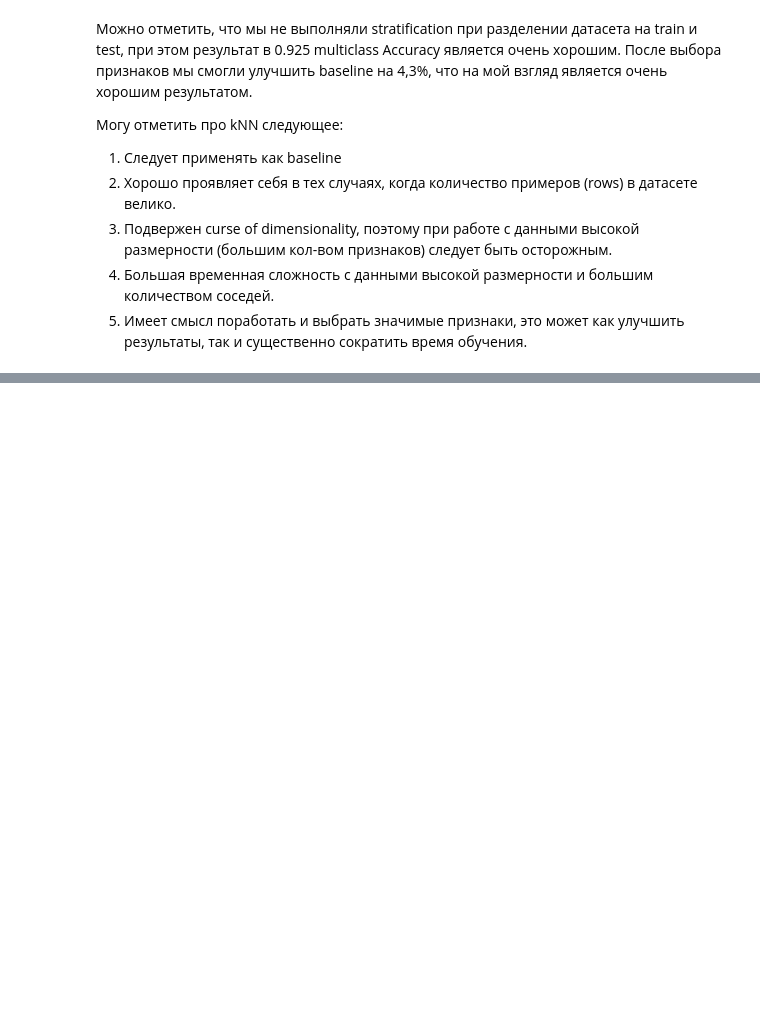
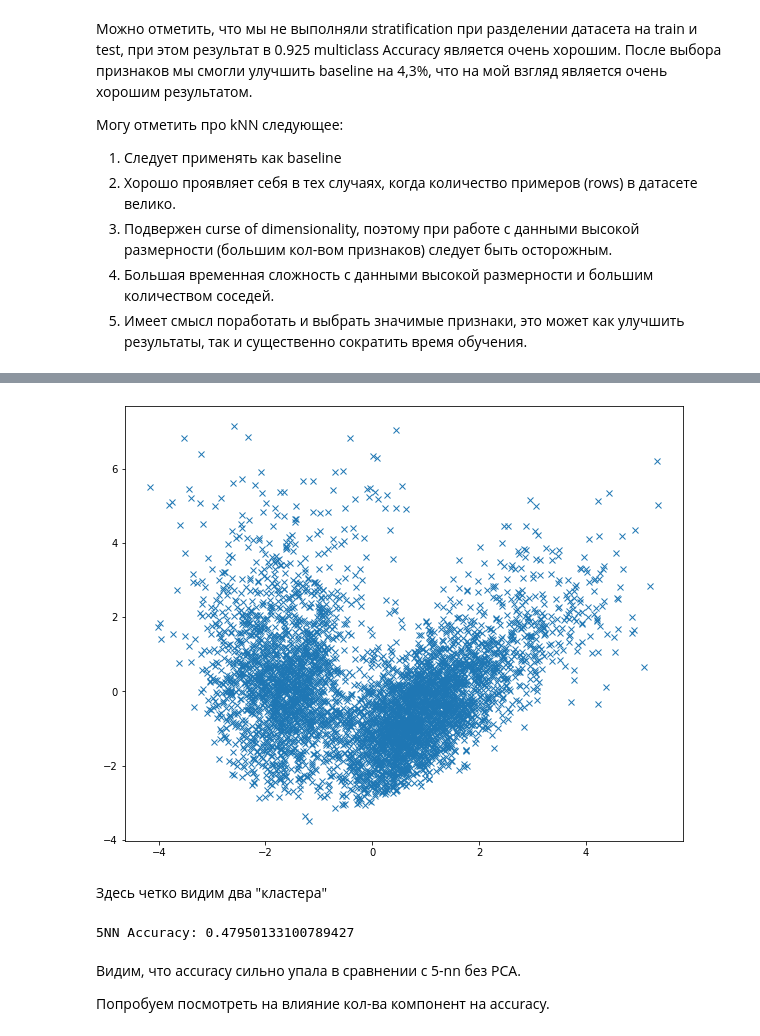
Before and after one commit to vladimirwest/HSE_ML_Course, a Jupyter notebook: KNN_1_lab.ipynb, the cells around one changed output, grey strips where cells are left out. Cells and saved outputs as stored; diff of their text form; code cells hidden in the pictures; blank space fills up the shorter version.

```diff
--- a/KNN_1_lab.ipynb
+++ b/KNN_1_lab.ipynb
@@ -406,0 +426,16 @@ plt.show()
+# %%
+from sklearn import preprocessing
+#Select predictors
+X = data[data.columns[:54]]
+#Target variable
+y = data.Cover_Type
+
+#По описанию первые 10 признаков являются численными, поэтому они нуждаются в нормализации
+X_norm = X[X.columns[0:10]]
+
+std_scale = preprocessing.StandardScaler().fit(X_norm)
+X_norm_scaled = std_scale.transform(X_norm)
+
+norm_col = pd.DataFrame(X_norm_scaled, index=X_norm.index, columns=X_norm.columns)
+X.update(norm_col)
+print (X.head())
@@ -406,0 +455,10 @@ plt.show()
+# %%
+pca_2d_norm_sample = PCA(n_components=2)
+PCs_2d_norm_sample = pca_2d.fit_transform(X.sample(5000))
+plt.figure(figsize=(10,8))
+plt.plot(PCs_2d_norm_sample[:,0], PCs_2d_norm_sample[:,1], 'x')
+plt.show()
+# %% [output]
+[figure, added]
+# %% [markdown]
+Здесь четко видим два "кластера"
@@ -406,0 +468,16 @@ plt.show()
+# %%
+from sklearn.neighbors import KNeighborsClassifier
+from sklearn.model_selection import train_test_split
+
+X_train, X_test, y_train, y_test = train_test_split(PCs_2d_norm, y , test_size = 0.3, random_state =  42)
+
+five_nn = KNeighborsClassifier(n_neighbors=5)
+five_nn.fit(X_train,y_train)
+Accuracy=five_nn.score(X_test,y_test)
+print('5NN Accuracy:', Accuracy)
+# %% [output]
+5NN Accuracy: 0.47950133100789427
+# %% [markdown]
+Видим, что accuracy сильно упала в сравнении с 5-nn без PCA.
+
+Попробуем посмотреть на влияние кол-ва компонент на accuracy.
```
Also changed, not shown: parts of 15 cells of this notebook.
